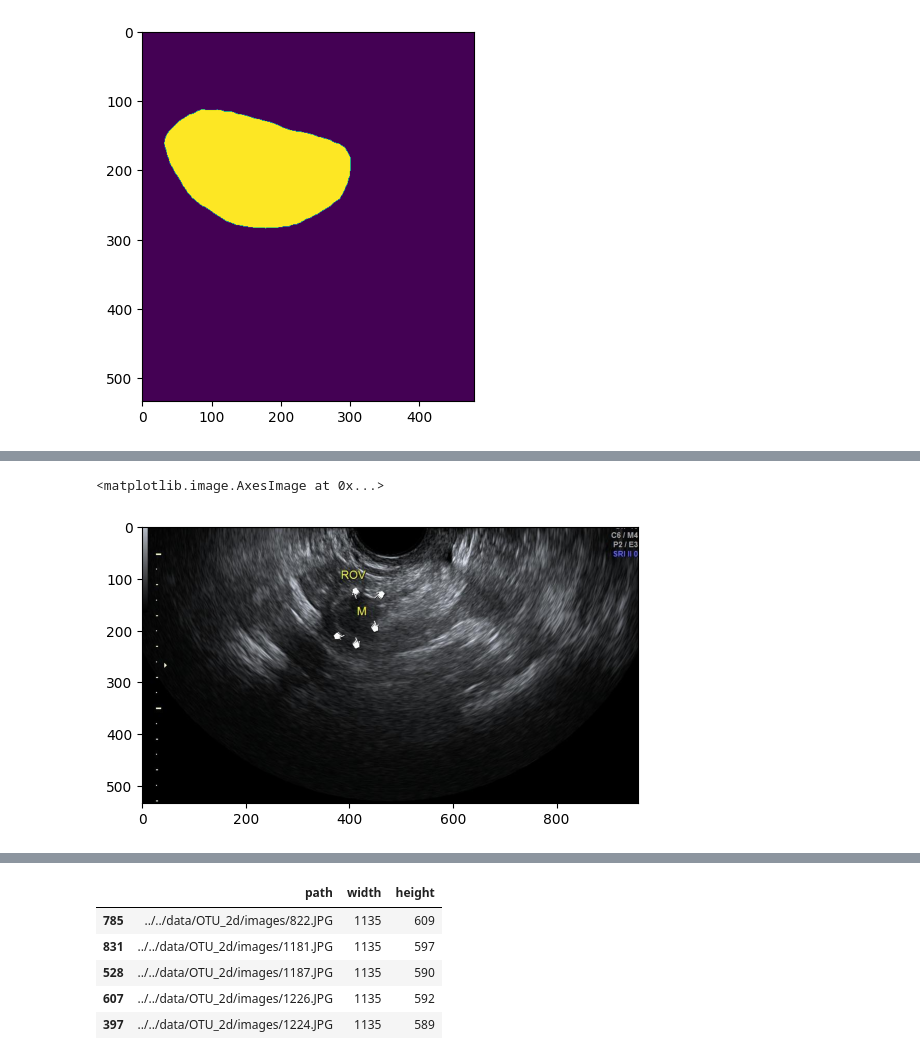
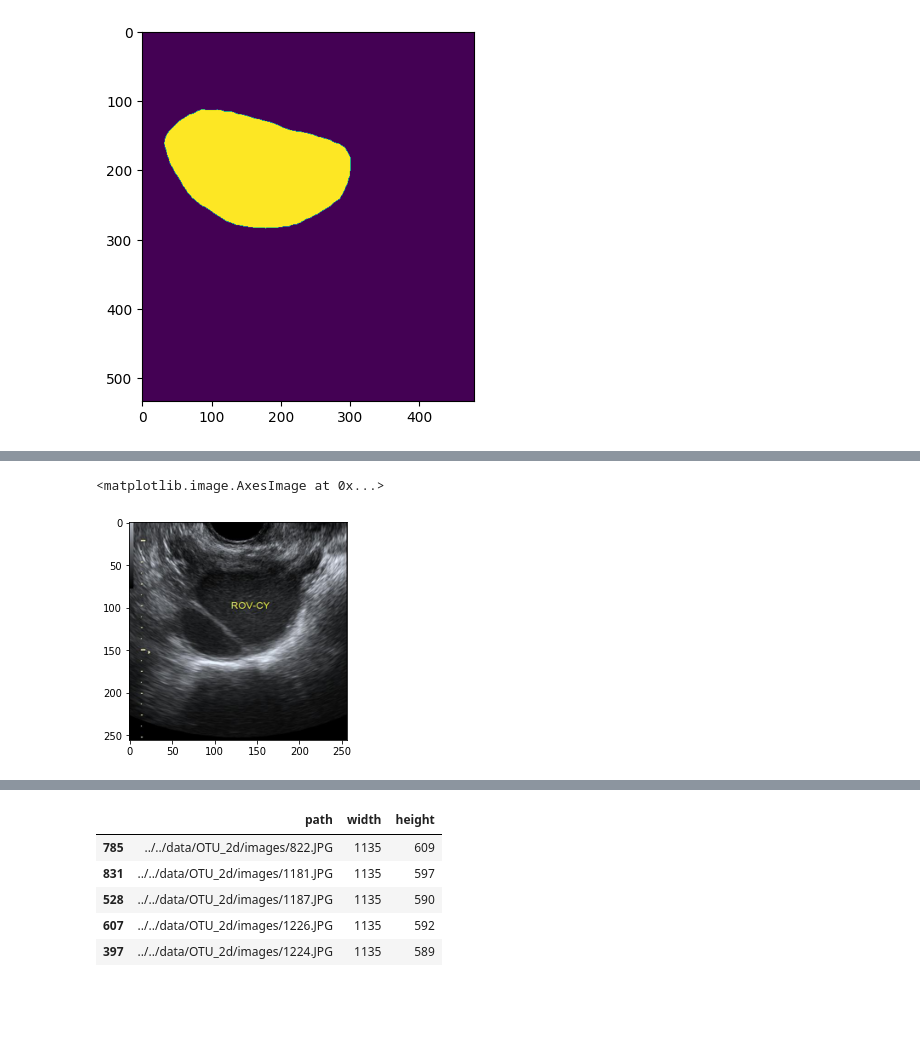
Before and after one commit to ShaunSpinelli/ultrasound_ovarian_seg, a Jupyter notebook: src/notebooks/EDA.ipynb, the cells around one changed output, grey strips where cells are left out. Drawn from its saved outputs; the diff is of its cells as text; code cells hidden in the pictures; blank space fills up the shorter version.

```diff
--- a/src/notebooks/EDA.ipynb
+++ b/src/notebooks/EDA.ipynb
@@ -98,9 +105,9 @@ show_binary(im2Path)
 # %%
-im3Path = "../data/OTU_2d/images/367.JPG"
-plt.imshow(np.asarray(Image.open(im3Path)))
+im3Path = "../../data/OTU_2d/images/1265.JPG"
+plt.imshow(np.asarray(Image.open(im3Path).resize((256,256))))
 # %% [output]
 <matplotlib.image.AxesImage at 0x...>
-[figure, old version]
+[figure, new version]
 # %%
 im2Path = "../data/OTU_2d/images/1000.JPG"
 plt.imshow(np.asarray(Image.open(im2Path)))
```
Also changed, not shown: parts of 4 cells of this notebook, 3 other files.
